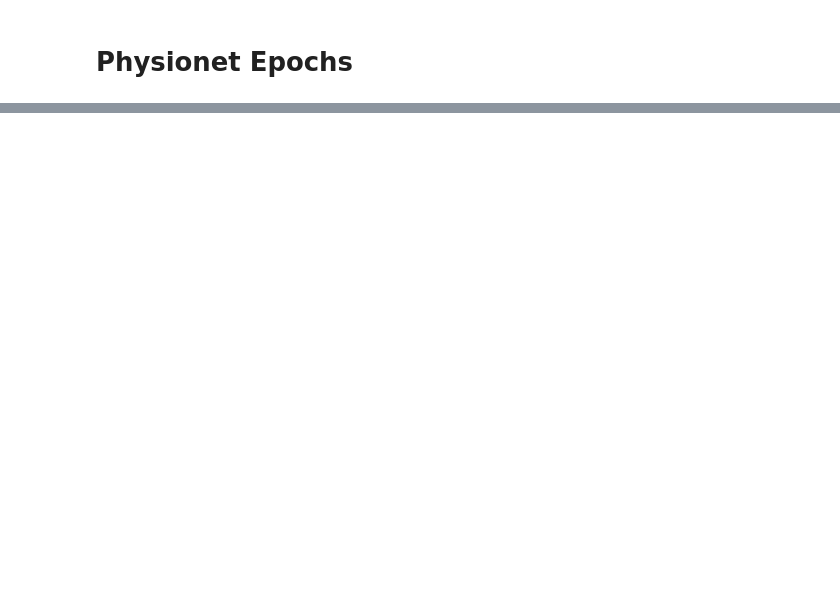
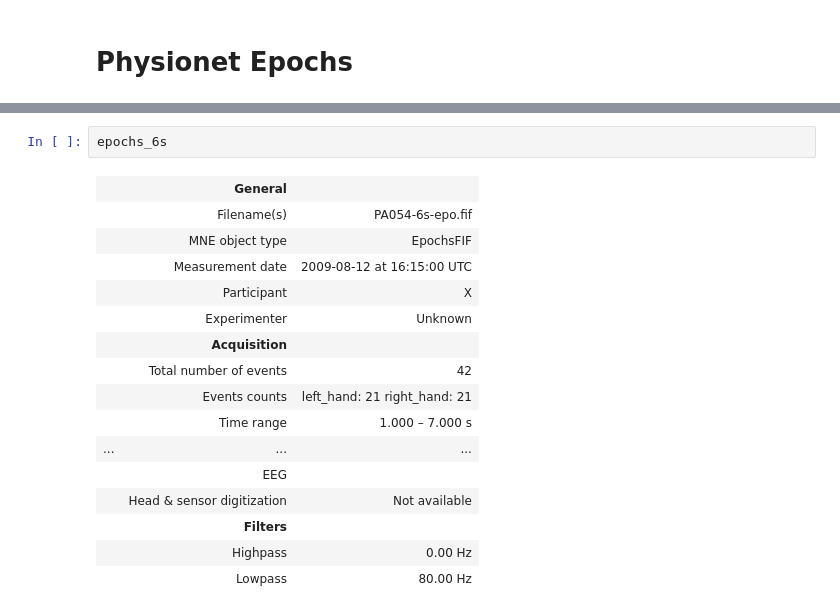
Before and after one commit to vixello/eeg_transformer, a Jupyter notebook: visualisation.ipynb, the cells around one changed output, grey strips where cells are left out. Drawn from its saved outputs; the diff is of its cells as text; blank space fills up the shorter version.

```diff
--- a/visualisation.ipynb
+++ b/visualisation.ipynb
@@ -101 +83,20 @@ No baseline correction applied
+# %%
+epochs_6s
+# %% [output]
+|  | General |  |
+|  | Filename(s) | PA054-6s-epo.fif |
+|  | MNE object type | EpochsFIF |
+|  | Measurement date | 2009-08-12 at 16:15:00 UTC |
+|  | Participant | X |
+|  | Experimenter | Unknown |
+|  | Acquisition |  |
+|  | Total number of events | 42 |
+|  | Events counts | left_hand: 21 right_hand: 21 |
+|  | Time range | 1.000 – 7.000 s |
+| ... | ... | ... |
+|  | EEG |  |
+|  | Head & sensor digitization | Not available |
+|  | Filters |  |
+|  | Highpass | 0.00 Hz |
+|  | Lowpass | 80.00 Hz |
 # %%
```
Also changed, not shown: parts of 14 cells of this notebook, 2 other files.
